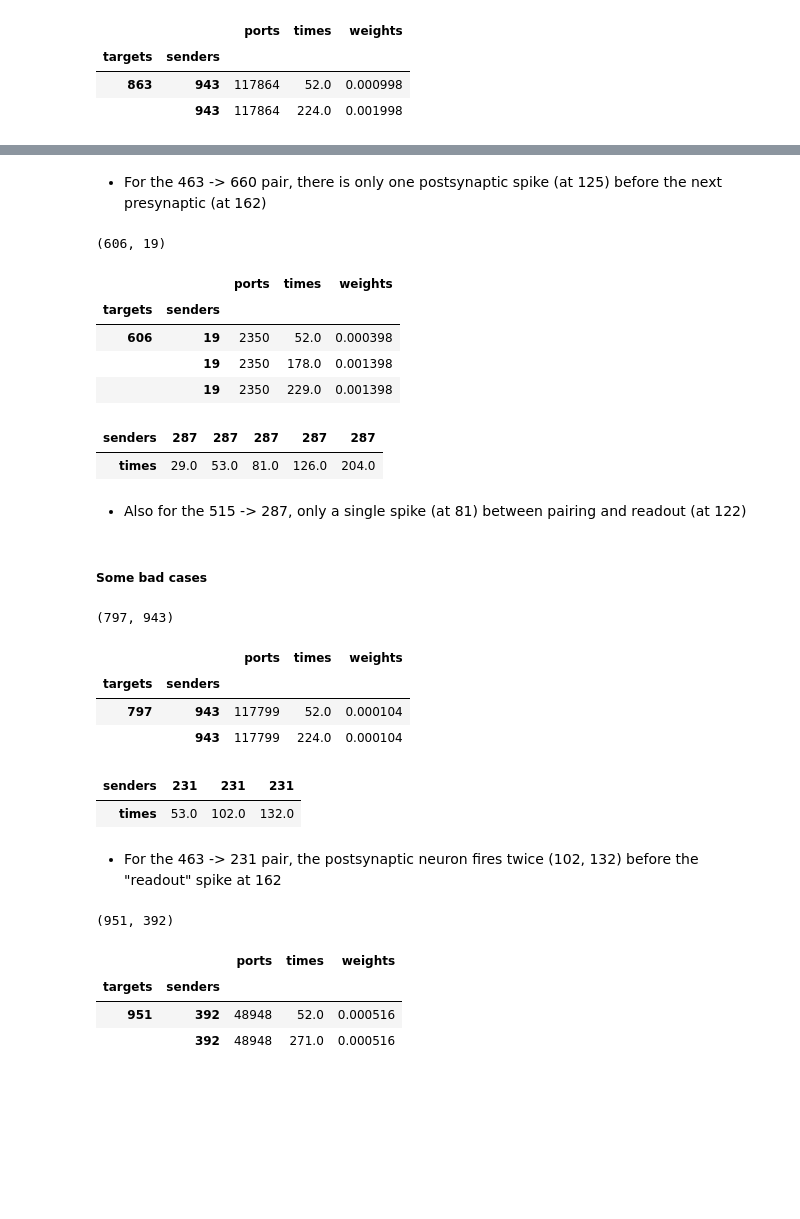
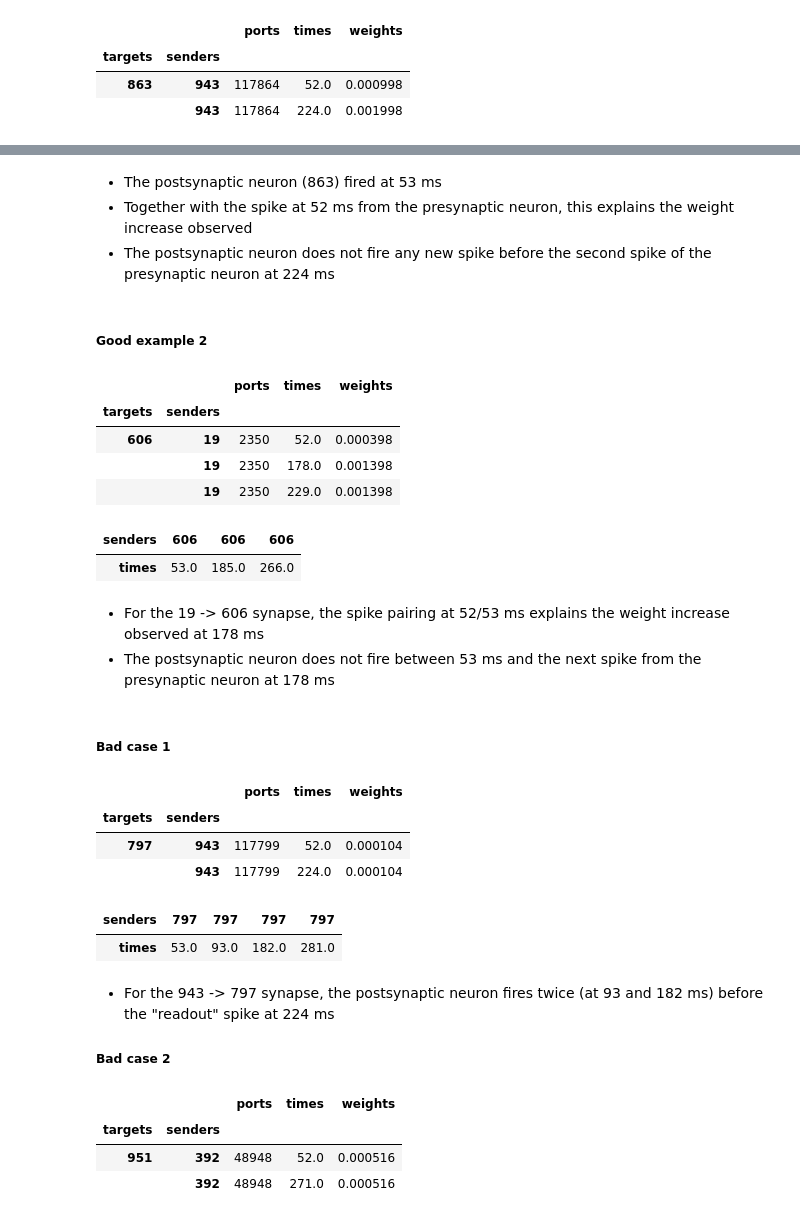
Before and after one commit to heplesser/comment_vieth_code, a Jupyter notebook: Plesser_CommentaryVieth_Supplement.ipynb, the cells around one changed output, grey strips where cells are left out. Drawn from its saved outputs; the diff is of its cells as text; code cells hidden in the pictures; blank space fills up the shorter version.

```diff
--- a/Plesser_CommentaryVieth_Supplement.ipynb
+++ b/Plesser_CommentaryVieth_Supplement.ipynb
@@ -940,9 +939,9 @@ spks.loc[660].T
+# %% [markdown]
+- The postsynaptic neuron (863) fired at 53 ms
+- Together with the spike at 52 ms from the presynaptic neuron, this explains the weight increase observed
+- The postsynaptic neuron does not fire any new spike before the second spike of the presynaptic neuron at 224 ms
 # %% [markdown]
-- For the 463 -> 660 pair, there is only one postsynaptic spike (at 125) before the next presynaptic (at 162)
+##### Good example 2
-# %%
-gr['good'][15]
-# %% [output]
-(606, 19)
 # %%
 wr.loc[gr['good'][15]]
 # %% [output]
@@ -952,18 +951,15 @@ wr.loc[gr['good'][15]]
 |  | 19 | 2350 | 178.0 | 0.001398 |
 |  | 19 | 2350 | 229.0 | 0.001398 |
 # %%
-spks.loc[287].T
+spks.loc[606].T
 # %% [output]
-| senders | 287 | 287 | 287 | 287 | 287 |
-| times | 29.0 | 53.0 | 81.0 | 126.0 | 204.0 |
+| senders | 606 | 606 | 606 |
+| times | 53.0 | 185.0 | 266.0 |
 # %% [markdown]
-- Also for the 515 -> 287, only a single spike (at 81) between pairing and readout (at 122)
+- For the 19 -> 606 synapse, the spike pairing at 52/53 ms explains the weight increase observed at 178 ms
+- The postsynaptic neuron does not fire between 53 ms and the next spike from the presynaptic neuron at 178 ms
 # %% [markdown]
-##### Some bad cases
+##### Bad case 1
-# %%
-gr['bad'][0]
-# %% [output]
-(797, 943)
 # %%
 wr.loc[gr['bad'][0]]
 # %% [output]
@@ -972,16 +968,14 @@ wr.loc[gr['bad'][0]]
 | 797 | 943 | 117799 | 52.0 | 0.000104 |
 |  | 943 | 117799 | 224.0 | 0.000104 |
 # %%
-spks.loc[231].T
+spks.loc[797].T
 # %% [output]
-| senders | 231 | 231 | 231 |
-| times | 53.0 | 102.0 | 132.0 |
+| senders | 797 | 797 | 797 | 797 |
+| times | 53.0 | 93.0 | 182.0 | 281.0 |
 # %% [markdown]
-- For the 463 -> 231 pair, the postsynaptic neuron fires twice (102, 132) before the "readout" spike at 162
+- For the 943 -> 797 synapse, the postsynaptic neuron fires twice (at 93 and 182 ms) before the "readout" spike at 224 ms
+
+##### Bad case 2
-# %%
-gr['bad'][15]
-# %% [output]
-(951, 392)
 # %%
 wr.loc[gr['bad'][15]]
 # %% [output]
```
Also changed, not shown: parts of 8 cells of this notebook, 1 other file.
